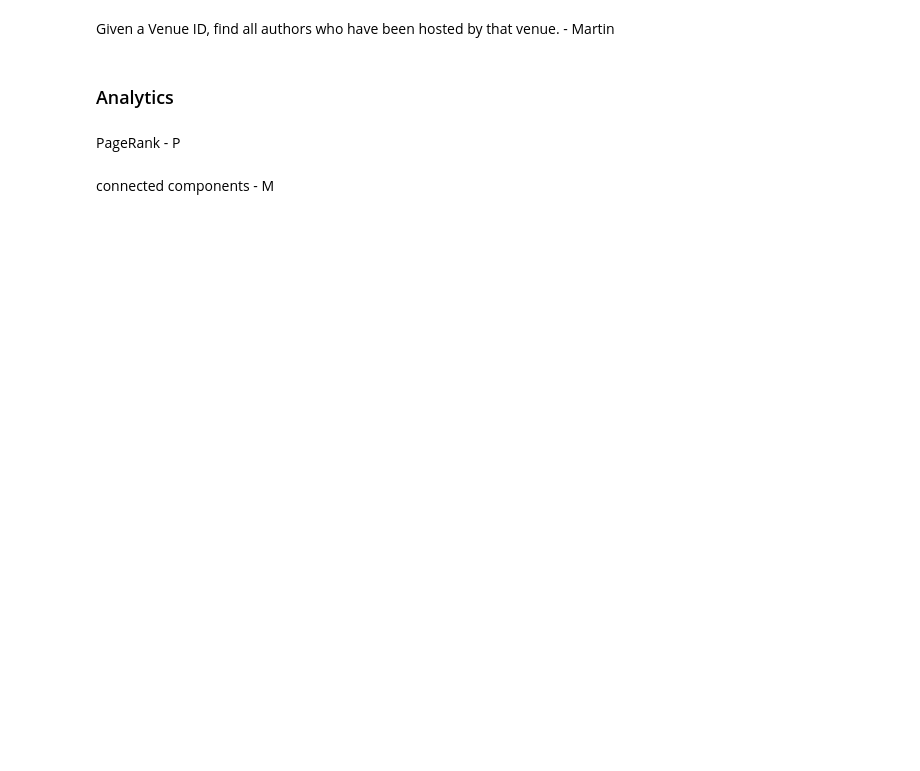
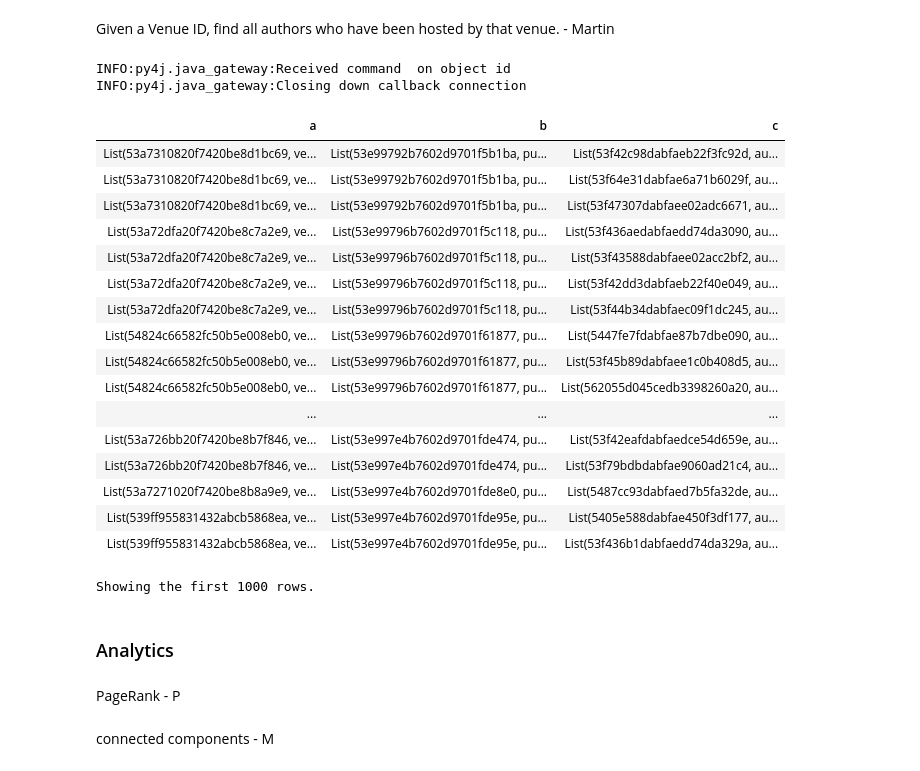
Before and after one commit to Martin-Msb/bdm-project-2, a Jupyter notebook: Knowledge Graph.ipynb, the cells around one changed output. Saved outputs shown, nothing was run; the diff lists cells and outputs as text; code cells hidden in the pictures; blank space fills up the shorter version.

```diff
--- a/Knowledge Graph.ipynb
+++ b/Knowledge Graph.ipynb
@@ -288,5 +345,34 @@ NameError: name '_graph' is not defined
 # %% [markdown]
 Given a Venue ID, find all authors who have been hosted by that venue. - Martin
+# %%
+hostedAuthor = (_graph.find('(a)-[e1]->(b); (c)-[e2]->(b)')
+                .select("a", "b", "c")
+                .where("a.id != c.id")
+                .where("a.Type = 'venue'")
+                .filter("c.Type = 'author'"))
+# %%
+display(hostedAuthor)
+# %% [output]
+INFO:py4j.java_gateway:Received command  on object id
+INFO:py4j.java_gateway:Closing down callback connection
+| a | b | c |
+| List(53a7310820f7420be8d1bc69, ve... | List(53e99792b7602d9701f5b1ba, pu... | List(53f42c98dabfaeb22f3fc92d, au... |
+| List(53a7310820f7420be8d1bc69, ve... | List(53e99792b7602d9701f5b1ba, pu... | List(53f64e31dabfae6a71b6029f, au... |
+| List(53a7310820f7420be8d1bc69, ve... | List(53e99792b7602d9701f5b1ba, pu... | List(53f47307dabfaee02adc6671, au... |
+| List(53a72dfa20f7420be8c7a2e9, ve... | List(53e99796b7602d9701f5c118, pu... | List(53f436aedabfaedd74da3090, au... |
+| List(53a72dfa20f7420be8c7a2e9, ve... | List(53e99796b7602d9701f5c118, pu... | List(53f43588dabfaee02acc2bf2, au... |
+| List(53a72dfa20f7420be8c7a2e9, ve... | List(53e99796b7602d9701f5c118, pu... | List(53f42dd3dabfaeb22f40e049, au... |
+| List(53a72dfa20f7420be8c7a2e9, ve... | List(53e99796b7602d9701f5c118, pu... | List(53f44b34dabfaec09f1dc245, au... |
+| List(54824c66582fc50b5e008eb0, ve... | List(53e99796b7602d9701f61877, pu... | List(5447fe7fdabfae87b7dbe090, au... |
+| List(54824c66582fc50b5e008eb0, ve... | List(53e99796b7602d9701f61877, pu... | List(53f45b89dabfaee1c0b408d5, au... |
+| List(54824c66582fc50b5e008eb0, ve... | List(53e99796b7602d9701f61877, pu... | List(562055d045cedb3398260a20, au... |
+| ... | ... | ... |
+| List(53a726bb20f7420be8b7f846, ve... | List(53e997e4b7602d9701fde474, pu... | List(53f42eafdabfaedce54d659e, au... |
+| List(53a726bb20f7420be8b7f846, ve... | List(53e997e4b7602d9701fde474, pu... | List(53f79bdbdabfae9060ad21c4, au... |
+| List(53a7271020f7420be8b8a9e9, ve... | List(53e997e4b7602d9701fde8e0, pu... | List(5487cc93dabfaed7b5fa32de, au... |
+| List(539ff955831432abcb5868ea, ve... | List(53e997e4b7602d9701fde95e, pu... | List(5405e588dabfae450f3df177, au... |
+| List(539ff955831432abcb5868ea, ve... | List(53e997e4b7602d9701fde95e, pu... | List(53f436b1dabfaedd74da329a, au... |
+Showing the first 1000 rows.
 # %% [markdown]
 ### Analytics
 # %% [markdown]
```
Also changed, not shown: parts of 23 cells of this notebook.
